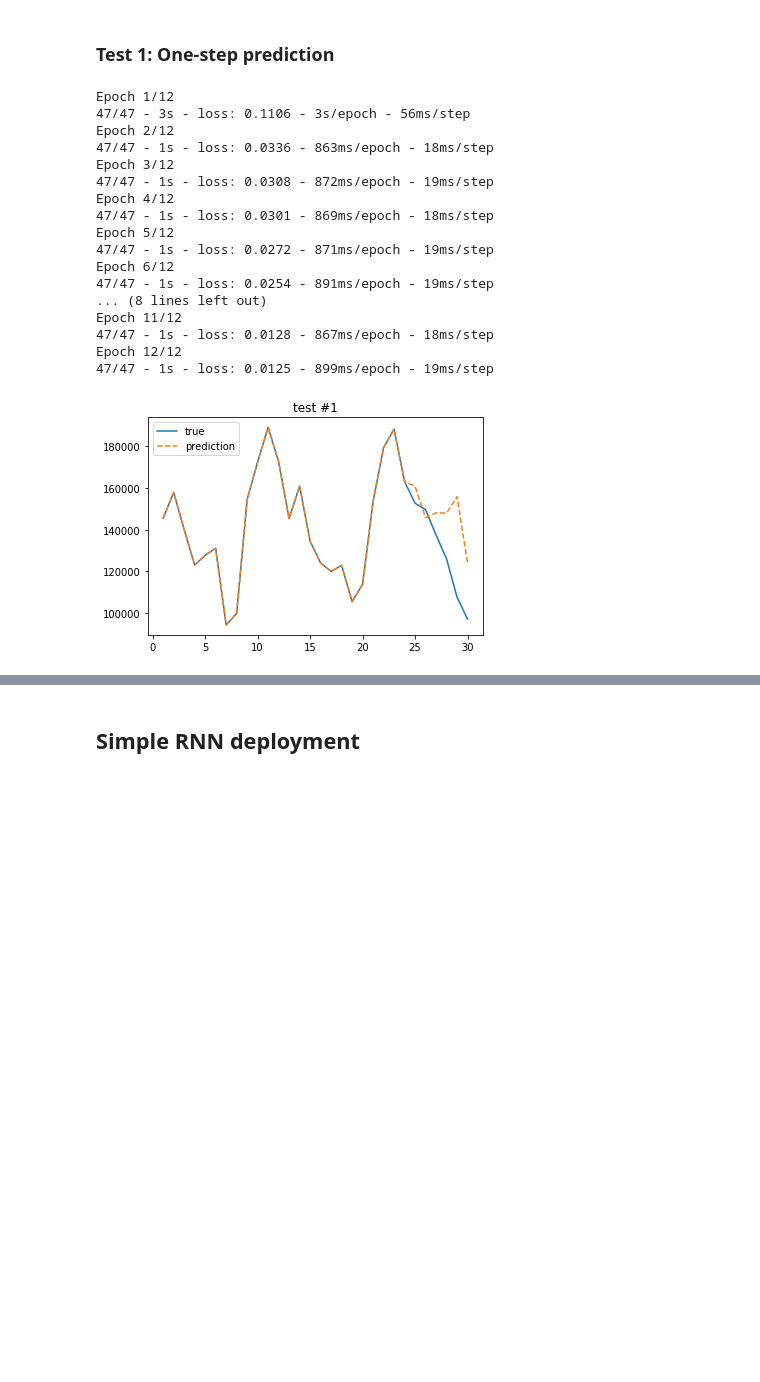
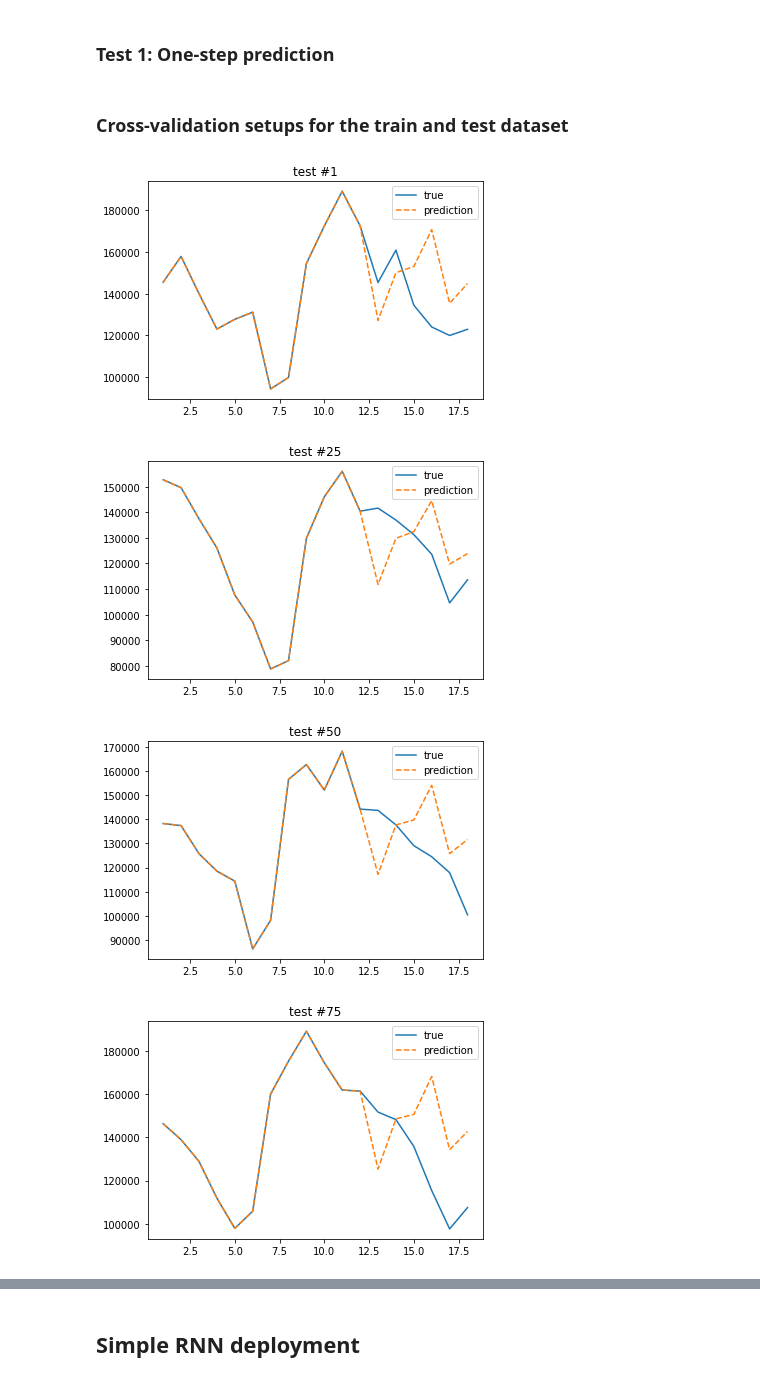
Before and after one commit to Marcusk01/Car-Sales-Prediction, a Jupyter notebook: Car_sales_TS.ipynb, the cells around one changed output, grey strips where cells are left out. Saved outputs shown, nothing was run; the diff lists cells and outputs as text; code cells hidden in the pictures; blank space fills up the shorter version.

Commit message:
Cross-validation in progress

```diff
--- a/Car_sales_TS.ipynb
+++ b/Car_sales_TS.ipynb
@@ -237,15 +242,15 @@ def train_LSTMx2(trainX,trainY,testX,testY,dict_ts):
 # %% [markdown]
 ### Test 1: One-step prediction
 # %%
-look_back = 24
+look_back = 12
 look_forward = 6
 dict_LSTM = {'look_back' : look_back,
              'look_forward' : look_forward,
             'num_samples' : 1,
             'num_features' : 1,
-            'LSTM_units' : 96,
-            'n_epochs': 12,
-            'n_batch': 15,
+            'LSTM_units' : 36,
+            'n_epochs': 10,
+            'n_batch': 10,
             'n_verbose': 2,
             'n_dense' : look_forward,
             'optimizer' : 'adam',
@@ -255,33 +260,5 @@ trainX, trainY = create_dataset(train, dict_LSTM['look_back'], dict_LSTM['look_f
 testX, testY = create_dataset(test, dict_LSTM['look_back'], dict_LSTM['look_forward'])
 trainX = np.reshape(trainX, (trainX.shape[0], dict_LSTM['look_back'], dict_LSTM['num_features']))
 testX = np.reshape(testX, (testX.shape[0], dict_LSTM['look_back'], dict_LSTM['num_features']))
-
-
-trainPredict,testPredict = train_LSTMx2(trainX,trainY,testX,testY,dict_LSTM)
-
-# invert predictions
-
-trainPredict = rescale_ts(trainPredict,diff_min_max_cs_total,min_cs_total)
-testPredict = rescale_ts(testPredict,diff_min_max_cs_total,min_cs_total)
-trainY = rescale_ts(trainY,diff_min_max_cs_total,min_cs_total)
-testY = rescale_ts(testY,diff_min_max_cs_total,min_cs_total)
-trainX = rescale_ts(trainX,diff_min_max_cs_total,min_cs_total)
-testX = rescale_ts(testX,diff_min_max_cs_total,min_cs_total)
-# %% [output]
-Epoch 1/12
-47/47 - 3s - loss: 0.1106 - 3s/epoch - 56ms/step
-Epoch 2/12
-47/47 - 1s - loss: 0.0336 - 863ms/epoch - 18ms/step
-Epoch 3/12
-47/47 - 1s - loss: 0.0308 - 872ms/epoch - 19ms/step
-Epoch 4/12
-47/47 - 1s - loss: 0.0301 - 869ms/epoch - 18ms/step
-Epoch 5/12
-47/47 - 1s - loss: 0.0272 - 871ms/epoch - 19ms/step
-Epoch 6/12
-47/47 - 1s - loss: 0.0254 - 891ms/epoch - 19ms/step
-... (8 lines left out)
-Epoch 11/12
-47/47 - 1s - loss: 0.0128 - 867ms/epoch - 18ms/step
-Epoch 12/12
-47/47 - 1s - loss: 0.0125 - 899ms/epoch - 19ms/step
+# %% [markdown]
+### Cross-validation setups for the train and test dataset
@@ -289,6 +300,19 @@ Epoch 12/12
 def plot_test(imon,testX,testY,testPredict,dict_LSTM):
     plt_true = np.concatenate((np.squeeze(testX[imon]),np.squeeze(testY[imon])))
     plt_predict = np.concatenate((np.squeeze(testX[imon]),np.squeeze(testPredict[imon])))
+
+    error=0
+    absolute_error=0
+    for i in range(len(testY[imon].flatten())):
+      error+=(testPredict[imon][i]-testY[imon].flatten()[i])**2
+    for i in range(len(testY[imon].flatten())):
+      absolute_error+=abs((testPredict[imon][i]-testY[imon].flatten()[i]))
+    MSE=error/len(testY[imon].flatten())
+    RMSE=math.sqrt(MSE)
+    MAE=absolute_error/len(testY[imon].flatten())
+    print("MSE:",MSE)
+    print("RMSE:",RMSE)
+    print("MAE:",MAE)
 
     month = np.linspace(1,(dict_LSTM['look_back'] + dict_LSTM['look_forward']),(dict_LSTM['look_back'] + dict_LSTM['look_forward']))
 
@@ -299,10 +323,13 @@ def plot_test(imon,testX,testY,testPredict,dict_LSTM):
     plt.show()
 # %%
 plot_test(1,testX,testY,testPredict,dict_LSTM)
-# plot_test(25,testX,testY,testPredict,dict_LSTM)
-# plot_test(50,testX,testY,testPredict,dict_LSTM)
-# plot_test(75,testX,testY,testPredict,dict_LSTM)
-# plot_test(125,testX,testY,testPredict,dict_LSTM)
-# plot_test(150,testX,testY,testPredict,dict_LSTM)
+plot_test(25,testX,testY,testPredict,dict_LSTM)
+plot_test(50,testX,testY,testPredict,dict_LSTM)
+plot_test(75,testX,testY,testPredict,dict_LSTM)
+plot_test(125,testX,testY,testPredict,dict_LSTM)
+plot_test(150,testX,testY,testPredict,dict_LSTM)
 # %% [output]
-[figure, old version]
+[figure, new version]
+[figure, added]
+[figure, added]
+[figure, added]
```
Also changed, not shown: parts of 7 cells of this notebook.
